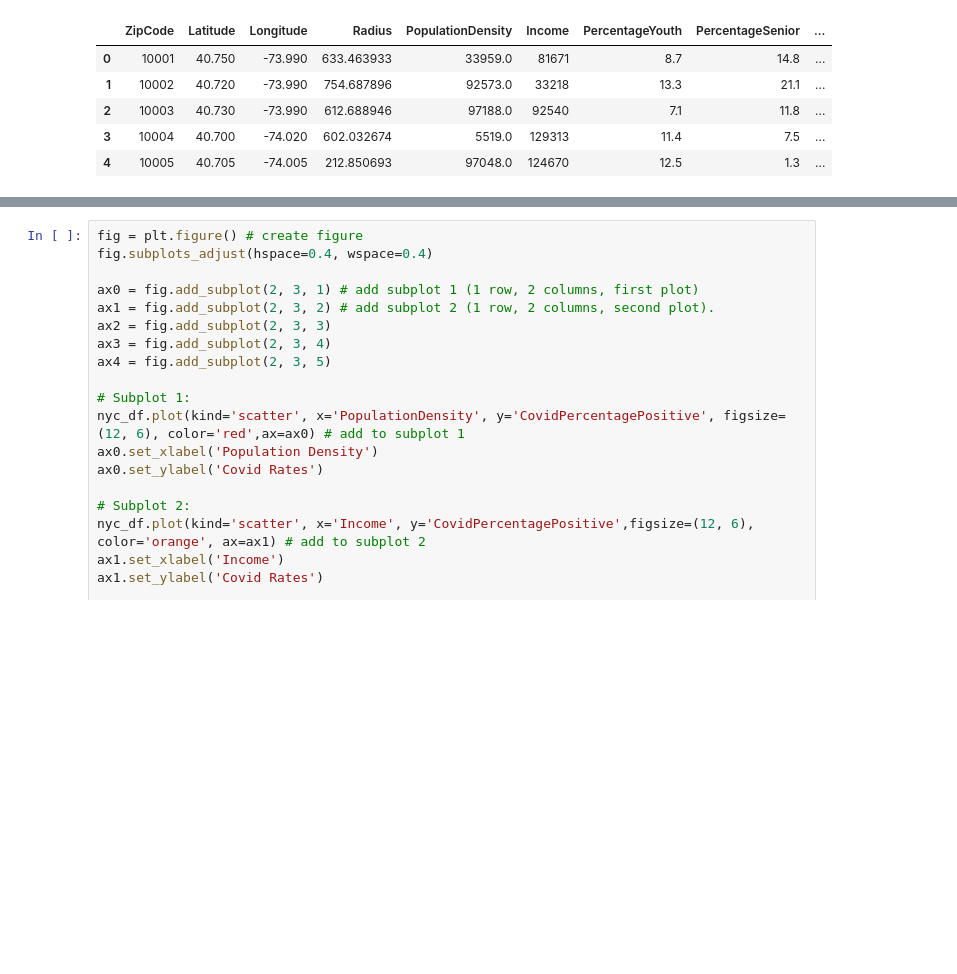
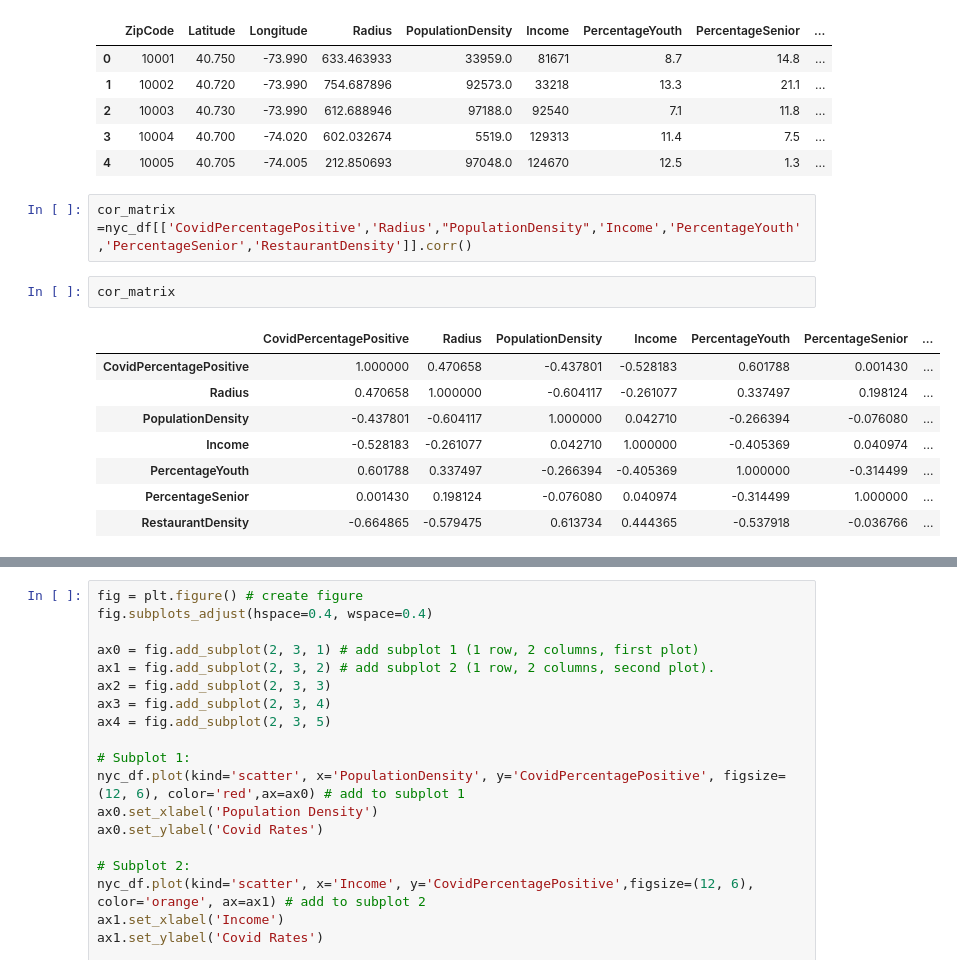
Before and after one commit to lexi12/Coursera_Capstone, a Jupyter notebook: CapstoneCovidAnalysis_notebook.ipynb, the cells around one changed output, grey strips where cells are left out. Saved outputs shown, nothing was run; the diff lists cells and outputs as text; blank space fills up the shorter version.

```diff
--- a/CapstoneCovidAnalysis_notebook.ipynb
+++ b/CapstoneCovidAnalysis_notebook.ipynb
@@ -218,3 +218,16 @@ nyc_df.head()
 | 2 | 10003 | 40.730 | -73.990 | 612.688946 | 97188.0 | 92540 | 7.1 | 11.8 | ... |
 | 3 | 10004 | 40.700 | -74.020 | 602.032674 | 5519.0 | 129313 | 11.4 | 7.5 | ... |
 | 4 | 10005 | 40.705 | -74.005 | 212.850693 | 97048.0 | 124670 | 12.5 | 1.3 | ... |
+# %%
+cor_matrix =nyc_df[['CovidPercentagePositive','Radius',"PopulationDensity",'Income','PercentageYouth','PercentageSenior','RestaurantDensity']].corr()
+# %%
+cor_matrix
+# %% [output]
+|  | CovidPercentagePositive | Radius | PopulationDensity | Income | PercentageYouth | PercentageSenior | ... |
+| CovidPercentagePositive | 1.000000 | 0.470658 | -0.437801 | -0.528183 | 0.601788 | 0.001430 | ... |
+| Radius | 0.470658 | 1.000000 | -0.604117 | -0.261077 | 0.337497 | 0.198124 | ... |
+| PopulationDensity | -0.437801 | -0.604117 | 1.000000 | 0.042710 | -0.266394 | -0.076080 | ... |
+| Income | -0.528183 | -0.261077 | 0.042710 | 1.000000 | -0.405369 | 0.040974 | ... |
+| PercentageYouth | 0.601788 | 0.337497 | -0.266394 | -0.405369 | 1.000000 | -0.314499 | ... |
+| PercentageSenior | 0.001430 | 0.198124 | -0.076080 | 0.040974 | -0.314499 | 1.000000 | ... |
+| RestaurantDensity | -0.664865 | -0.579475 | 0.613734 | 0.444365 | -0.537918 | -0.036766 | ... |
```
Also changed, not shown: parts of 1 cell of this notebook.
